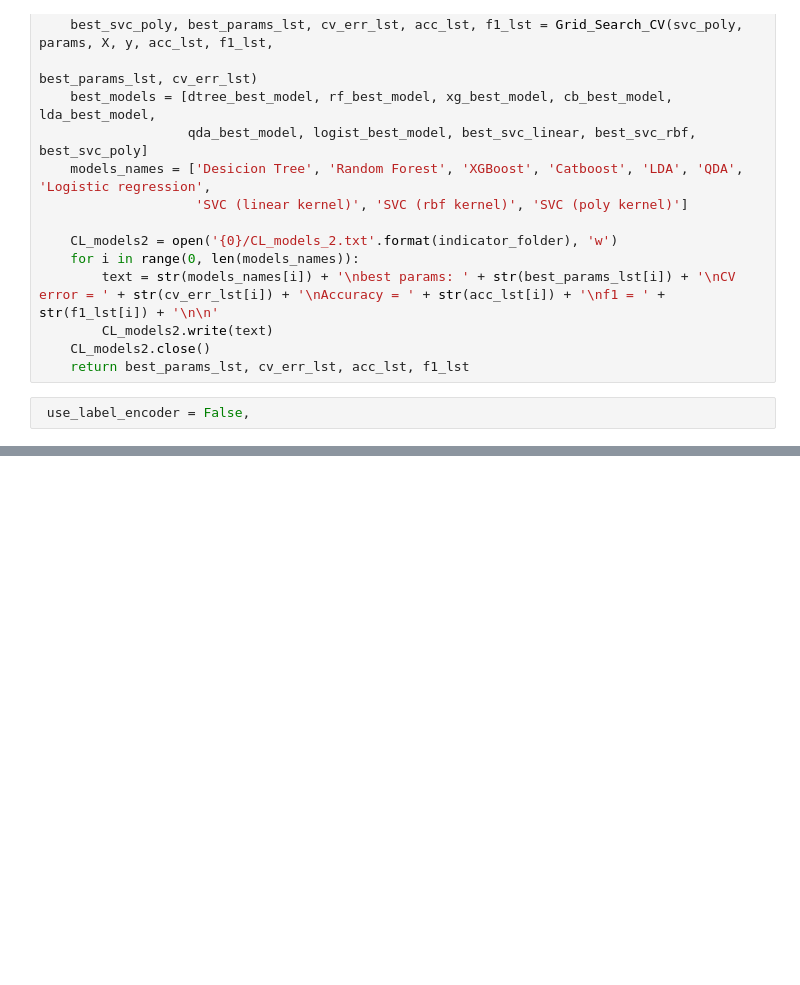
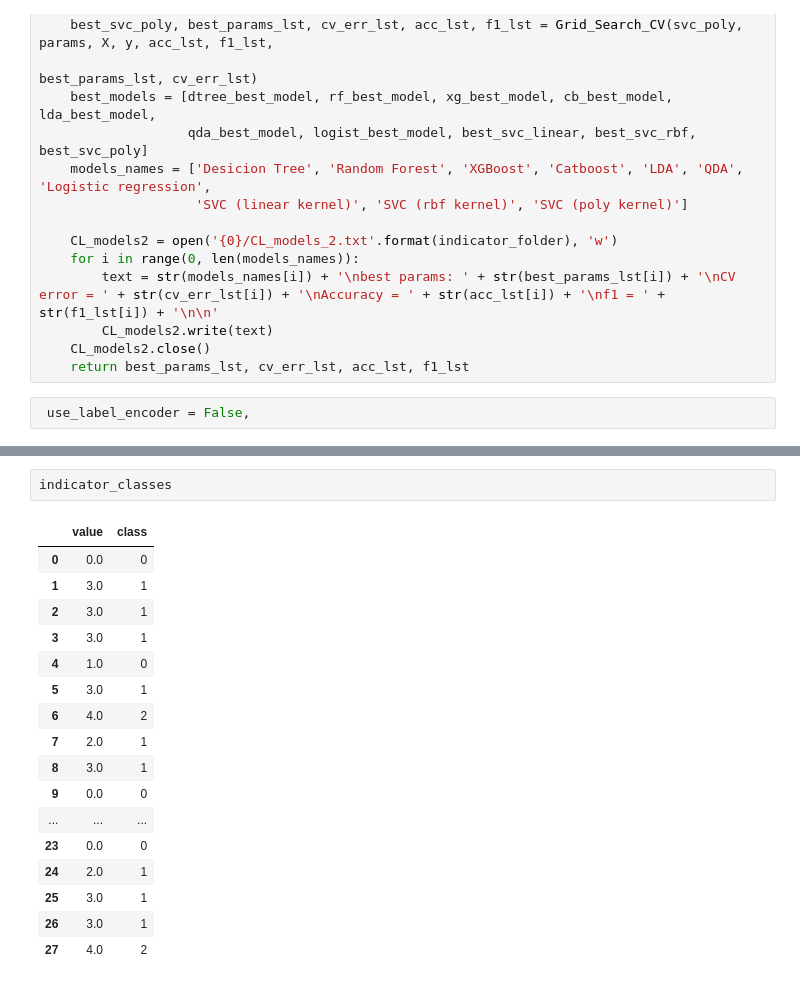
Before and after one commit to KozlovGrigory/epigenetic-cognitive-downsyndrome, a Jupyter notebook: ML-draft.ipynb, the cells around one changed output, grey strips where cells are left out. Cells and saved outputs as stored; diff of their text form; blank space fills up the shorter version.

```diff
--- a/ML-draft.ipynb
+++ b/ML-draft.ipynb
@@ -399,0 +654,20 @@ print('LDA:', '\nbest params:', best_prams, '\nCV error =', cv_err,
+# %%
+indicator_classes
+# %% [output]
+|  | value | class |
+| 0 | 0.0 | 0 |
+| 1 | 3.0 | 1 |
+| 2 | 3.0 | 1 |
+| 3 | 3.0 | 1 |
+| 4 | 1.0 | 0 |
+| 5 | 3.0 | 1 |
+| 6 | 4.0 | 2 |
+| 7 | 2.0 | 1 |
+| 8 | 3.0 | 1 |
+| 9 | 0.0 | 0 |
+| ... | ... | ... |
+| 23 | 0.0 | 0 |
+| 24 | 2.0 | 1 |
+| 25 | 3.0 | 1 |
+| 26 | 3.0 | 1 |
+| 27 | 4.0 | 2 |
```
Also changed, not shown: parts of 18 cells of this notebook, 10 other files.
